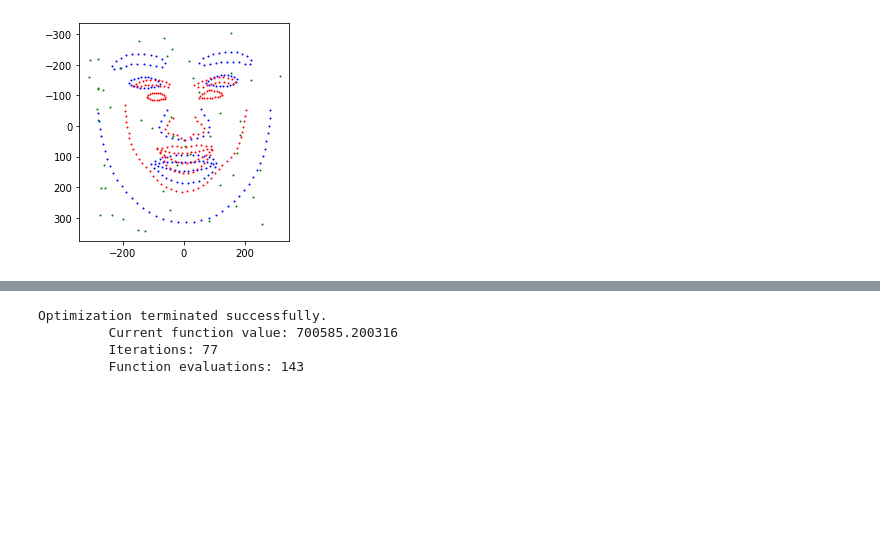
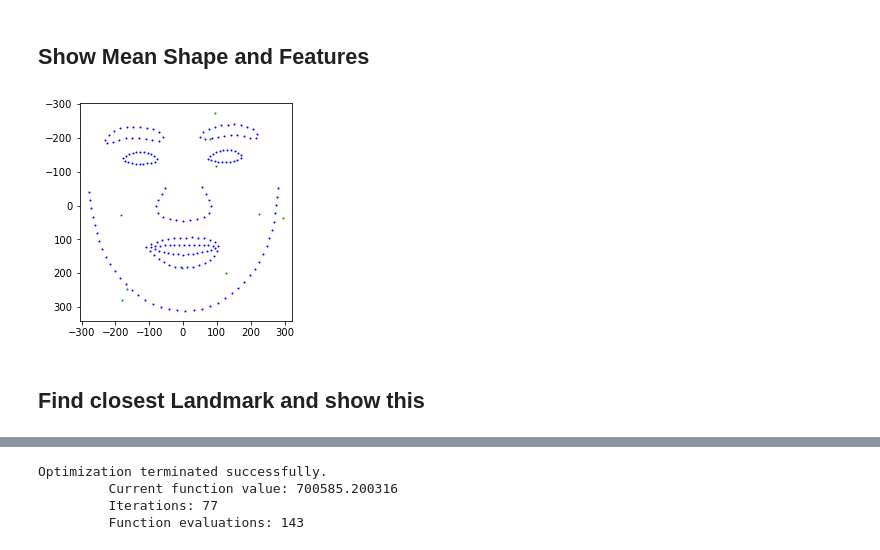
Before and after one commit to HejSumin/face_alignment, a Jupyter notebook: Face_Alignment_Playground_Rasmus.ipynb, the cells around one changed output, grey strips where cells are left out. Drawn from its saved outputs; the diff is of its cells as text; code cells hidden in the pictures; blank space fills up the shorter version.

```diff
--- a/Face_Alignment_Playground_Rasmus.ipynb
+++ b/Face_Alignment_Playground_Rasmus.ipynb
@@ -19,20 +17,24 @@ with open('train_1', 'wb') as f:
 # %%
 aligned_mean_shape = center_shape(mean_shape)
+# %% [markdown]
+## Show Mean Shape and Features
 # %%
 #x_mean_shape =  [x[0] for x in aligned_mean_shape]
 #y_mean_shape =  [x[1] for x in aligned_mean_shape]
 
-features = extract_coords_from_mean_shape(aligned_mean_shape, offset=50, n=50)
+features = extract_coords_from_mean_shape(aligned_mean_shape, offset=50, n=10)
 # %%
 plt.scatter(aligned_mean_shape[:,0],aligned_mean_shape[:,1], s = 1, color='b')
-plt.scatter(img1[:,0] ,img1[:,1], s = 1, color='r')
+#plt.scatter(img1[:,0] ,img1[:,1], s = 1, color='r')
 
 plt.scatter(features[:,0],features[:,1], s = 1, color='g')
 #plt.scatter(x,y, s = 1)
 
 
 plt.gca().invert_yaxis()
 plt.gca().set_aspect('equal', adjustable='box')
 plt.show()
 # %% [output]
-[figure, old version]
+[figure, new version]
+# %% [markdown]
+## Find closest Landmark and show this
```
Also changed, not shown: parts of 23 cells of this notebook.
